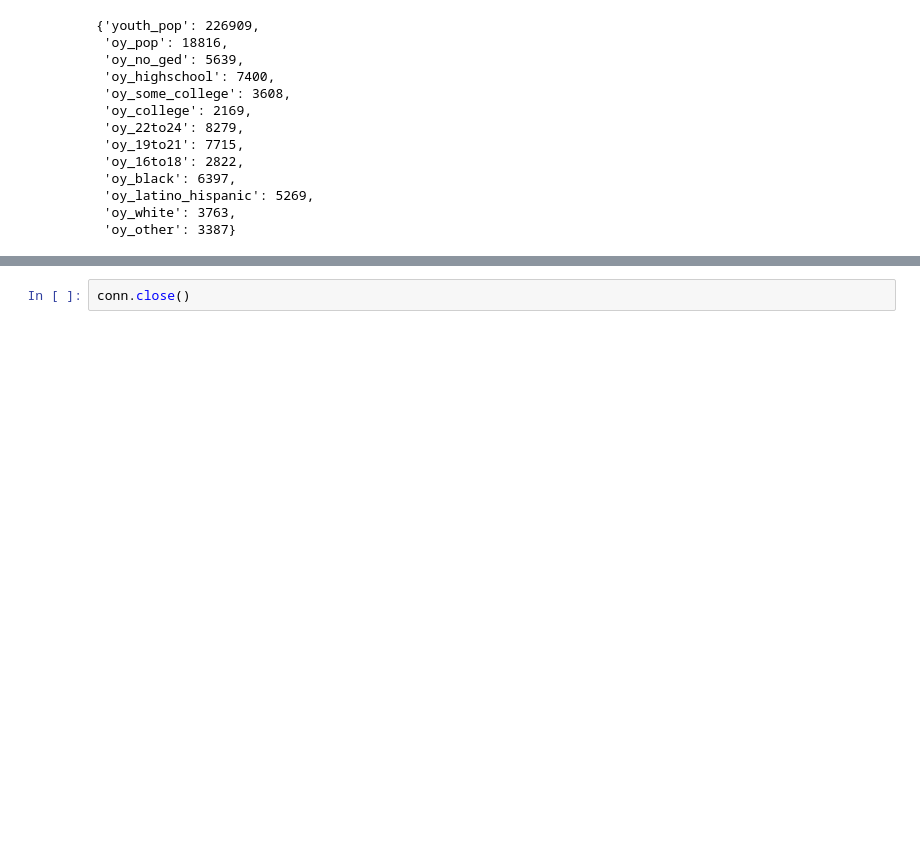
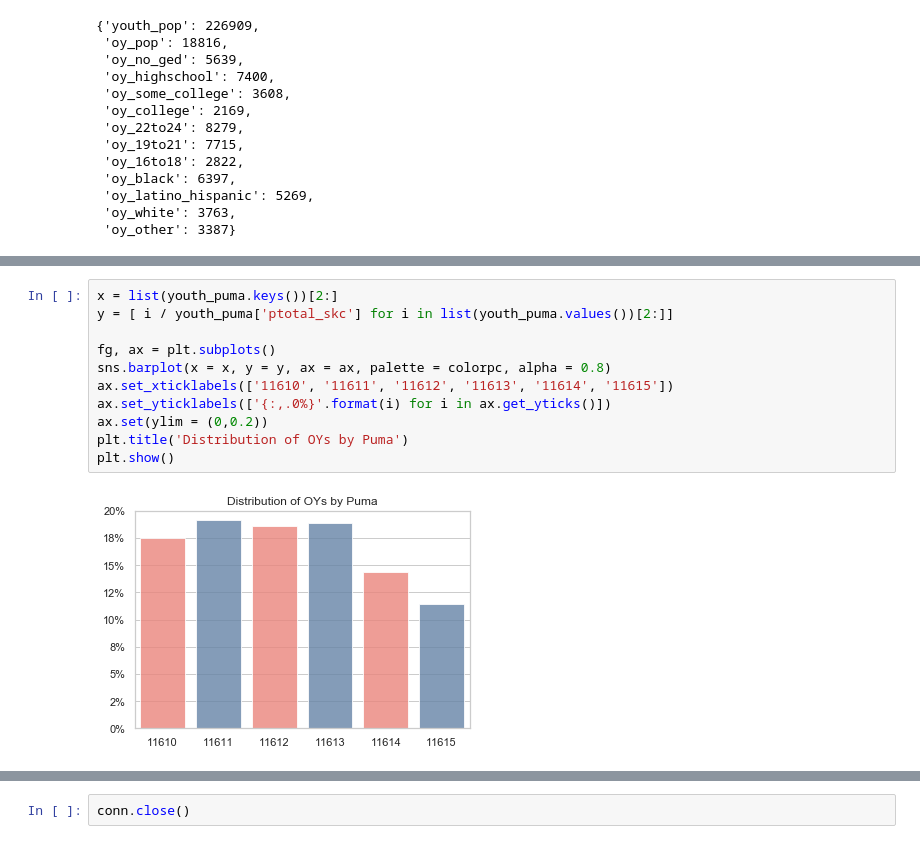
Before and after one commit to awyeh64/phase-1-project-west-ds-082420, a Jupyter notebook: notebooks/exploratory/andrew_01_erh_download_and_explore_data.ipynb, the cells around one changed output, grey strips where cells are left out. Drawn from its saved outputs; the diff is of its cells as text; blank space fills up the shorter version.

```diff
--- a/notebooks/exploratory/andrew_01_erh_download_and_explore_data.ipynb
+++ b/notebooks/exploratory/andrew_01_erh_download_and_explore_data.ipynb
@@ -382,0 +461,13 @@ plt.show()
+# %%
+x = list(youth_puma.keys())[2:]
+y = [ i / youth_puma['ptotal_skc'] for i in list(youth_puma.values())[2:]]
+
+fg, ax = plt.subplots()
+sns.barplot(x = x, y = y, ax = ax, palette = colorpc, alpha = 0.8)
+ax.set_xticklabels(['11610', '11611', '11612', '11613', '11614', '11615'])
+ax.set_yticklabels(['{:,.0%}'.format(i) for i in ax.get_yticks()])
+ax.set(ylim = (0,0.2))
+plt.title('Distribution of OYs by Puma')
+plt.show()
+# %% [output]
+[figure, added]
```
Also changed, not shown: parts of 13 cells of this notebook, 4 other files.
